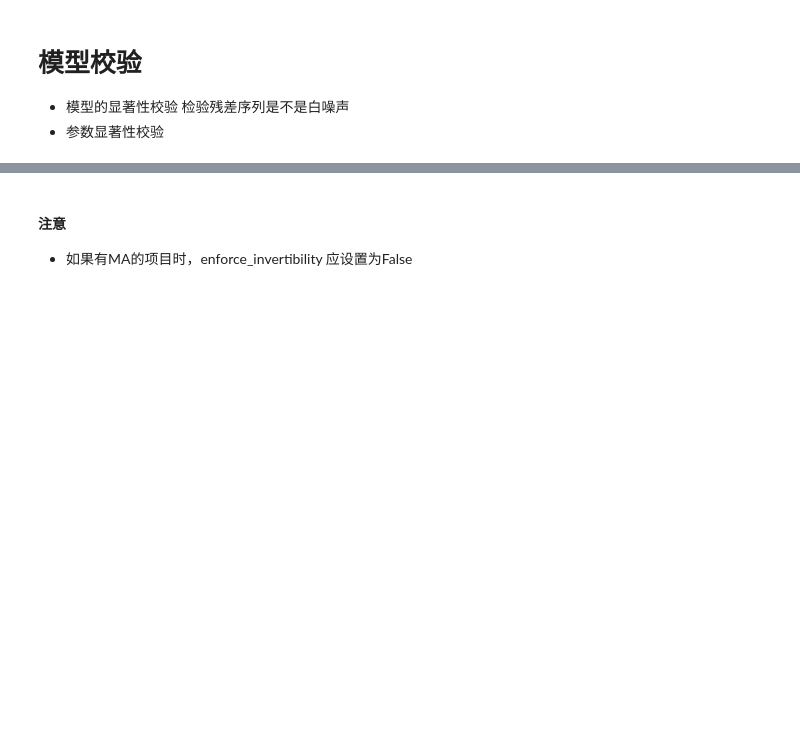
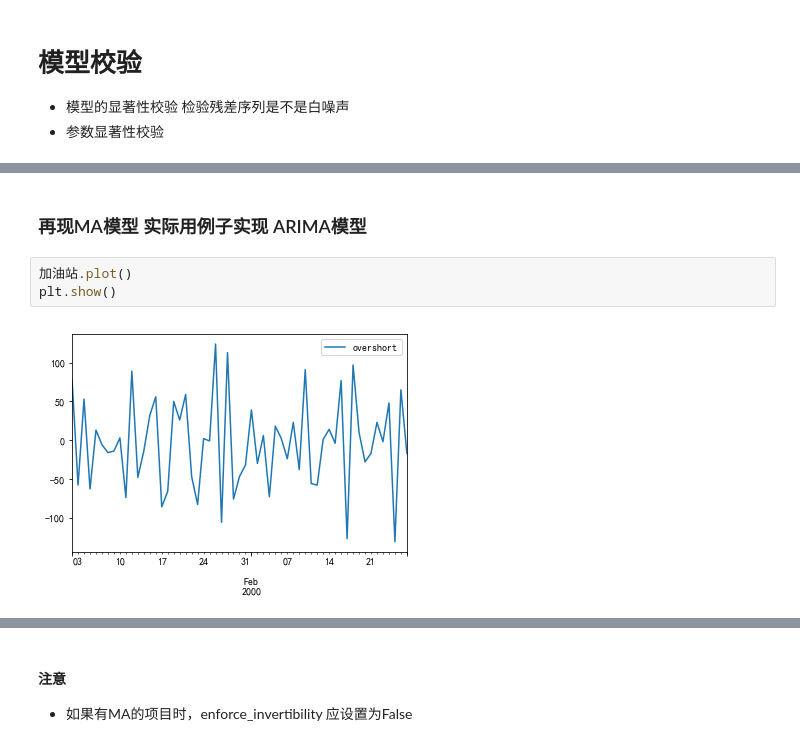
Before and after one commit to apmfifty/statistics, a Jupyter notebook: 应用时间序列分析/第三章 平稳时间序列分析.ipynb, the cells around one changed output, grey strips where cells are left out. Cells and saved outputs as stored; diff of their text form; blank space fills up the shorter version.

```diff
--- a/应用时间序列分析/第三章 平稳时间序列分析.ipynb
+++ b/应用时间序列分析/第三章 平稳时间序列分析.ipynb
@@ -206,3 +290,10 @@ dtype: float64
+# %% [markdown]
+### 再现MA模型 实际用例子实现 ARIMA模型
+# %%
+加油站.plot()
+plt.show()
+# %% [output]
+[figure, added]
 # %%
 model=SARIMAX(endog=加油站,order=(0,0,1),trend='c')
 results=model.fit()
```
Also changed, not shown: parts of 15 cells of this notebook, 5 other files.
